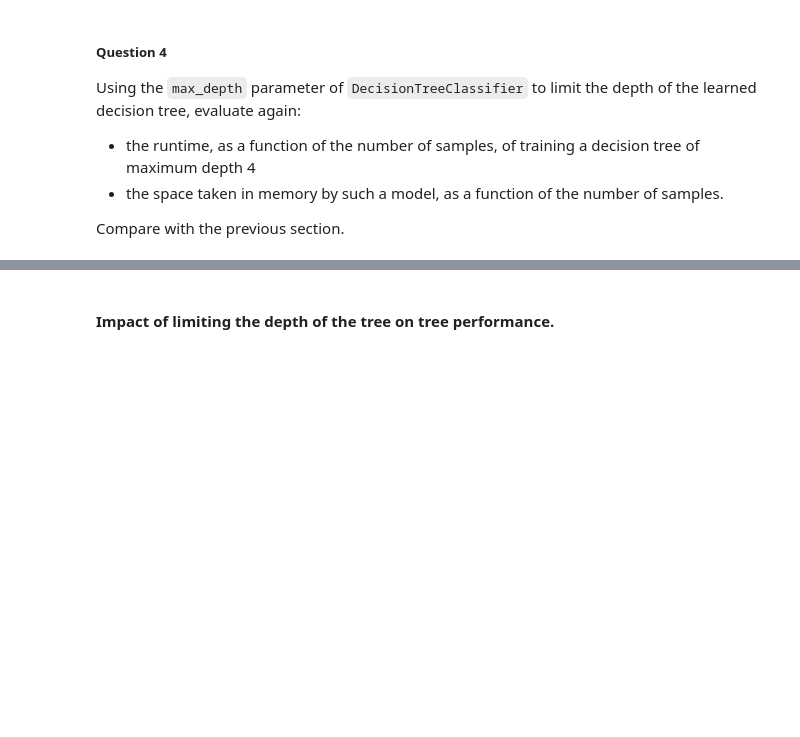
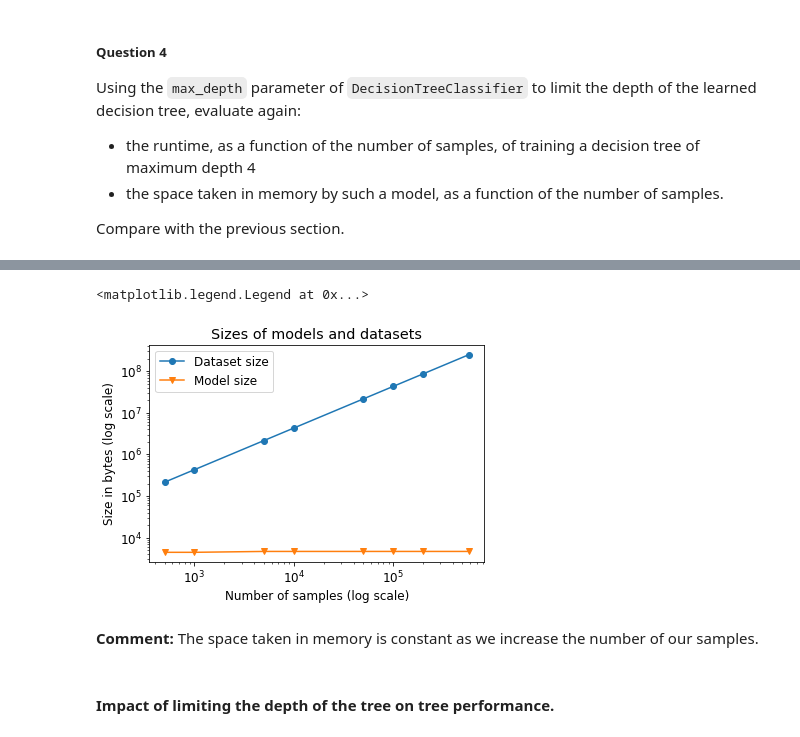
Before and after one commit to PierreClaudet/LargeScaleML, a Jupyter notebook: 1_sklearn_at_scale.ipynb, the cells around one changed output, grey strips where cells are left out. Cells and saved outputs as stored; diff of their text form; code cells hidden in the pictures; blank space fills up the shorter version.

```diff
--- a/1_sklearn_at_scale.ipynb
+++ b/1_sklearn_at_scale.ipynb
@@ -293,0 +378,11 @@ __Comment:__
+# %%
+tree_joblib_size = {} # key: number of subsamples, value: size of file on disk
+for ssize in subsample_sizes:
+    X_current, y_current = subsample_data[ssize]
+    dt_classifier = tree.DecisionTreeClassifier(max_depth = 4) # default parameters
+    dt_classifier.fit(X_current, y_current)
+    file_name = "dt_classifier_%d.joblib" % ssize
+    joblib.dump(dt_classifier, file_name)
+    print("Tree size: %.2e bytes" % os.path.getsize(file_name))
+    tree_joblib_size[ssize] = os.path.getsize(file_name)
+tree_joblib_size
@@ -293,0 +406,13 @@ __Comment:__
+# %%
+plt.loglog(subsample_sizes, list(dataset_sizes.values()), #NOT SURE? I WANT TO HAVE THE DATASET SIZES
+           'o-', label='Dataset size')
+plt.loglog(subsample_sizes, list(tree_joblib_size.values()),
+           'v-', label='Model size')
+
+plt.xlabel("Number of samples (log scale)")
+plt.ylabel("Size in bytes (log scale)")
+plt.title("Sizes of models and datasets")
+plt.legend()
+# %% [output]
+<matplotlib.legend.Legend at 0x...>
+[figure, added]
@@ -294,3 +423,5 @@ __Comment:__
+# %% [markdown]
+__Comment:__  The space taken in memory is constant as we increase the number of our samples.
 # %% [markdown]
 #### Impact of limiting the depth of the tree on tree performance.
 # %% [markdown]
```
Also changed, not shown: parts of 49 cells of this notebook.
